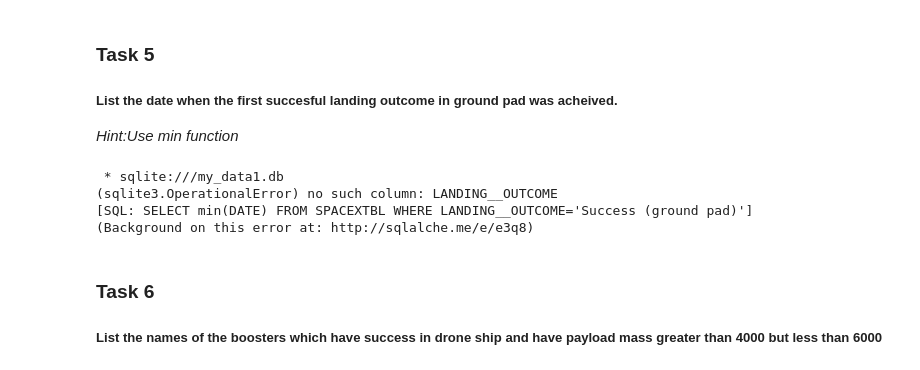
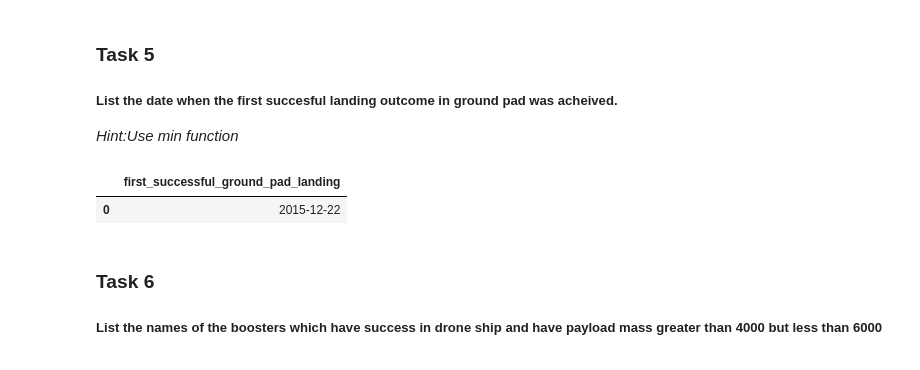
Before and after one commit to kyawzinhtun7415/ibm-data-science, a Jupyter notebook: jupyter-labs-eda-sql-coursera_sqllite.ipynb, the cells around one changed output. Saved outputs shown, nothing was run; the diff lists cells and outputs as text; code cells hidden in the pictures.

```diff
--- a/jupyter-labs-eda-sql-coursera_sqllite.ipynb
+++ b/jupyter-labs-eda-sql-coursera_sqllite.ipynb
@@ -224,14 +224,15 @@ Done.
 ##### List the date when the first succesful landing outcome in ground pad was acheived.
 
 *Hint:Use min function*
-# %%
-%%sql
-SELECT min(DATE) FROM SPACEXTBL WHERE LANDING__OUTCOME='Success (ground pad)'
-# %% [output]
- * sqlite:///my_data1.db
-(sqlite3.OperationalError) no such column: LANDING__OUTCOME
-[SQL: SELECT min(DATE) FROM SPACEXTBL WHERE LANDING__OUTCOME='Success (ground pad)']
-(Background on this error at: http://sqlalche.me/e/e3q8)
+# %%
+# The column name contains a space, and dates are stored as dd-mm-yyyy text.
+import sqlite3
+import pandas as pd
+con = sqlite3.connect("my_data1.db")
+pd.read_sql_query("""SELECT min(substr(Date,7,4)||'-'||substr(Date,4,2)||'-'||substr(Date,1,2)) AS first_successful_ground_pad_landing FROM SPACEXTBL WHERE "Landing _Outcome" = 'Success (ground pad)'""", con)
+# %% [output]
+|  | first_successful_ground_pad_landing |
+| 0 | 2015-12-22 |
 # %% [markdown]
 ### Task 6
 
```
Also changed, not shown: parts of 5 cells of this notebook, 2 other files.
